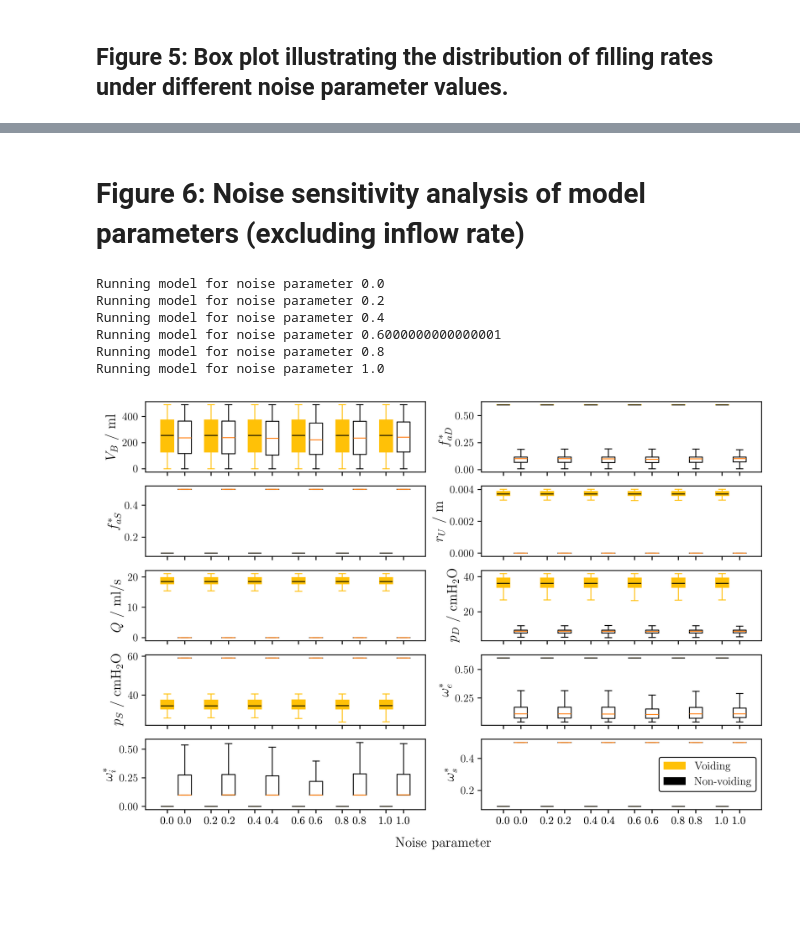
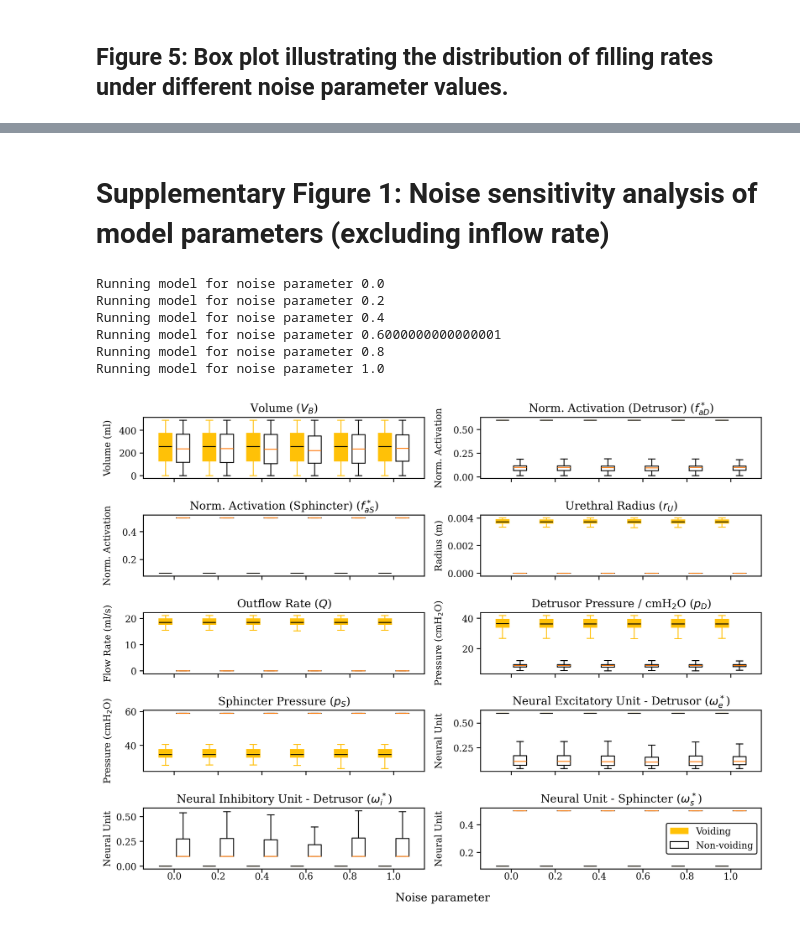
Before and after one commit to MoveR-Digital-Health-and-Care-Hub/lower-urinary-tract-sim, a Jupyter notebook: paper_figures/figures.ipynb, the cells around one changed output, grey strips where cells are left out. Saved outputs shown, nothing was run; the diff lists cells and outputs as text; code cells hidden in the pictures; blank space fills up the shorter version.

Commit message:
Add new paper figures and refactor model code.

```diff
--- a/paper_figures/figures.ipynb
+++ b/paper_figures/figures.ipynb
@@ -514,5 +775,5 @@ Running model for noise parameter 1
 # %% [markdown]
-# Figure 6: Noise sensitivity analysis of model parameters (excluding inflow rate)
+# Supplementary Figure 1: Noise sensitivity analysis of model parameters (excluding inflow rate)
 # %%
 seed = 42 # Set seed for reproducibility between LUT model instances
 
@@ -545,12 +806,12 @@ Running model for noise parameter 0.8
 Running model for noise parameter 1.0
 # %%
 # Make text larger
-plt.rcParams.update({'font.size': 15})
-plt.rcParams.update({'axes.labelsize': 15})
-plt.rcParams.update({'legend.fontsize': 12})
-plt.rcParams.update({'axes.titlesize': 15})
-plt.rcParams.update({'xtick.labelsize': 12})
-plt.rcParams.update({'ytick.labelsize': 12})
+plt.rcParams.update({'font.size': 12})
+plt.rcParams.update({'axes.labelsize': 10})
+plt.rcParams.update({'legend.fontsize': 10})
+plt.rcParams.update({'axes.titlesize': 11}) # For subplot titles
+plt.rcParams.update({'xtick.labelsize': 10})
+plt.rcParams.update({'ytick.labelsize': 10})
 
 # Drop first row as it is the initial condition
 noise_data_t = {noise: data[1:] for noise, data in noise_data.items()}
@@ -562,9 +823,8 @@ field_labels = ['$V_B$', '$f_{aD}^*$', '$f_{aS}^*$', '$r_U$', '$Q$', '$p_D$',
                 '$p_S$', '$\\omega_e^*$', '$\\omega_i^*$', '$\\omega_s^*$']
 
 text_labels = ['Volume', 'Norm. Activation (Detrusor)', 'Norm. Activation (Sphincter)', 'Urethral Radius', 'Outflow Rate', 'Detrusor Pressure / cmH$_2$O', 'Sphincter Pressure', 'Neural Excitatory Unit - Detrusor', 'Neural Inhibitory Unit - Detrusor', 'Neural Unit - Sphincter']
-field_units = [' / ml', '', '', ' / m', ' / ml/s', ' / cmH$_2$O', ' / cmH$_2$O', '', '', '']
-field_labels = [f'{field_labels[i]}{field_units[i]}' for i in range(len(field_labels))]
-
+y_text_labels = ['Volume', 'Norm. Activation', 'Norm. Activation', 'Radius', 'Flow Rate', 'Pressure', 'Pressure', 'Neural Unit', 'Neural Unit', 'Neural Unit']
+field_units = [' (ml)', '', '', ' (m)', ' (ml/s)', ' (cmH$_2$O)', ' (cmH$_2$O)', '', '', '']
 
 
 # Create subplots
@@ -572,34 +832,46 @@ fig, axs = plt.subplots(5, 2, figsize=(12, 8), sharex='col', sharey=False)
 
 labels_str = [str(np.round(noise, 2)) for noise in noise_params]
 
 for i, field in enumerate(fields):
     # Plot boxplot for each field
     # Split the data into voiding and non-voiding phases, Q = 0 is non-voiding
     data = [noise_data_t[noise] for noise in noise_params]
     voiding_data = [d[d['Q'] > 0][field] for d in data]
     non_voiding_data = [d[d['Q'] == 0][field] for d in data]
 
     # Make each box plot a different colour, and half the width so they don't overlap
     c = '#FFC107'
     axs[i // 2, i % 2].boxplot(voiding_data, showfliers=False, labels=labels_str, zorder=2, positions=np.arange(n) - 0.2, widths=0.3, patch_artist=True,
             boxprops=dict(facecolor=c, color=c),
             capprops=dict(color=c),
             whiskerprops=dict(color=c),
             flierprops=dict(color=c, markeredgecolor=c),
             medianprops=dict(color='black'),
             )
 
     axs[i // 2, i % 2].boxplot(non_voiding_data, showfliers=False, labels=labels_str, positions=np.arange(n) + 0.2, widths=0.3)
-    axs[i // 2, i % 2].set_ylabel(field_labels[i])
+    axs[i // 2, i % 2].set_title(f'{text_labels[i]} ({field_labels[i]})', fontsize=12)
+    axs[i // 2, i % 2].set_ylabel(f'{y_text_labels[i]}{field_units[i]}')
+    axs[i // 2, i % 2].set_xticks(np.arange(len(noise_params)), labels=[]) # Set x-ticks to noise parameters
+
+
+for col in range(2):
+    ax = axs[4, col] # Get the bottom axes
+    ax.set_xticks(np.arange(len(noise_params)) - 0.001, minor=True) # Set minor ticks between major ticks
+    ax.tick_params(axis='x', which='minor', length=0) # Hide the minor tick marks
+    ax.set_xticklabels([str(np.round(p, 2)) for p in noise_params], minor=True) # Set labels on minor ticks
 
 # Add a legend for voiding and non-voiding
 voiding_patch = plt.Rectangle((0, 0), 1, 1, fc=c)
-non_voiding_patch = plt.Rectangle((0, 0), 1, 1, fc='black')
+non_voiding_patch = plt.Rectangle((0, 0), 1, 1, fc='white', ec='black')
 axs[-1, -1].legend([voiding_patch, non_voiding_patch], ['Voiding', 'Non-voiding'], loc='center right')
+fig.align_ylabels(axs[:, 0])
+fig.align_ylabels(axs[:, 1])
 # Add x-axis label for all subplots - centered
 fig.text(0.5, 0.04, 'Noise parameter', ha='center')
+fig.subplots_adjust(bottom=0.1, top=0.95, hspace=0.6)
 
 # Export
-plt.savefig('Figure6.png', dpi=my_dpi, bbox_inches='tight')
+plt.savefig('FigureS1.png', dpi=my_dpi, bbox_inches='tight')
 # %% [output]
-[figure, old version]
+[figure, new version]
```
Also changed, not shown: parts of 13 cells of this notebook, 8 other files.
